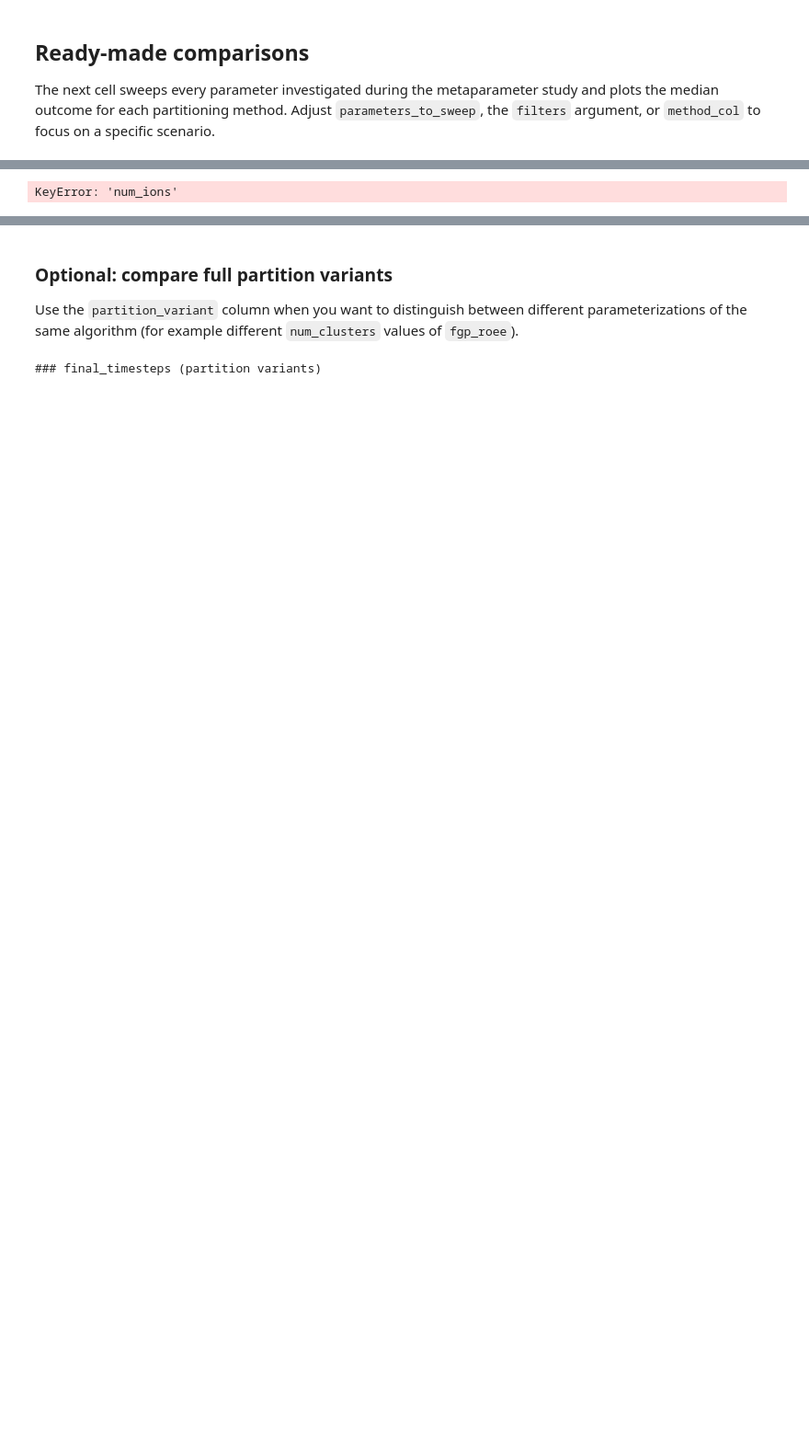
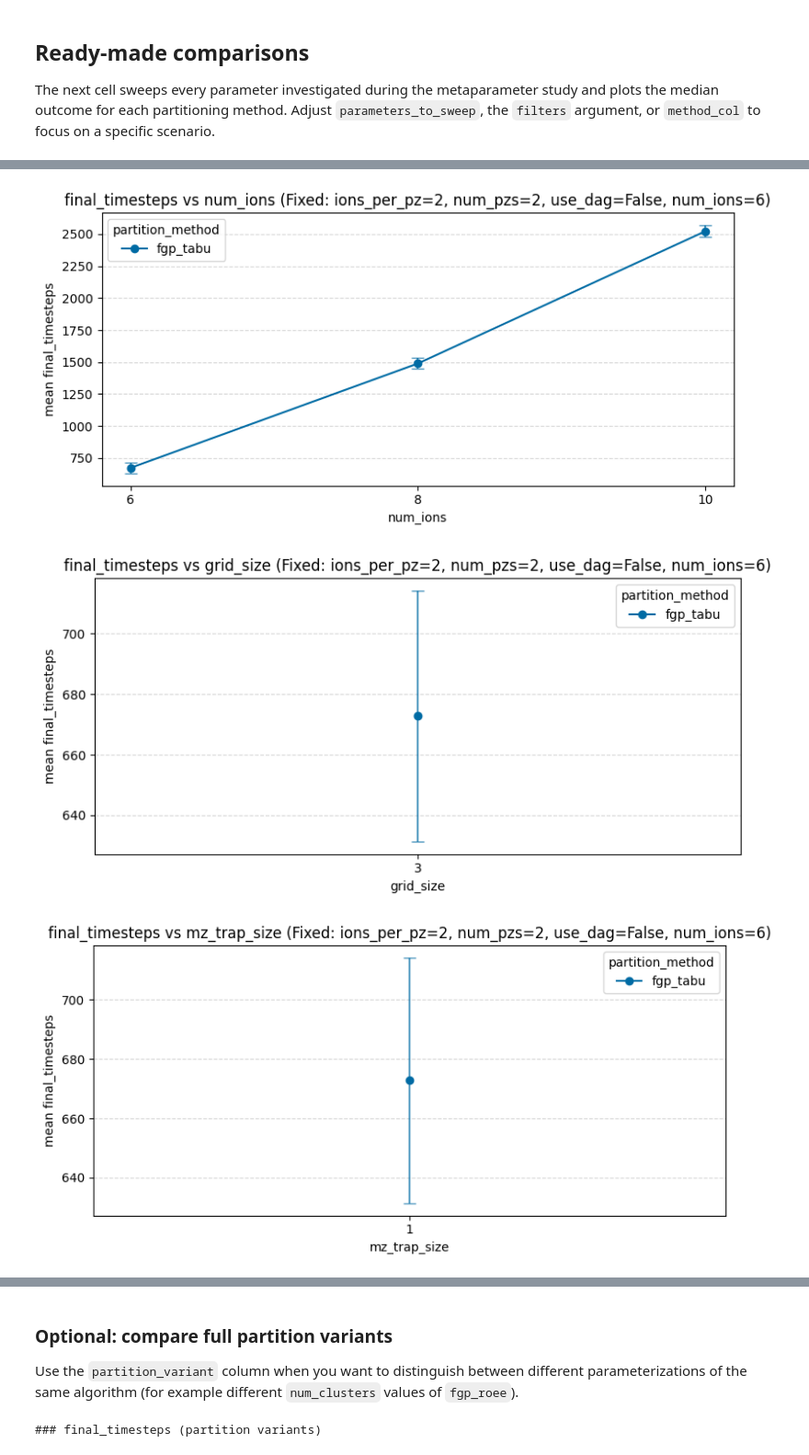
Before and after one commit to linusschulte/ionshuttler, a Jupyter notebook: notebooks/partitioning_comparison.ipynb, the cells around one changed output, grey strips where cells are left out. Shown at 92% size. Saved outputs shown, nothing was run; the diff lists cells and outputs as text; code cells hidden in the pictures; blank space fills up the shorter version.

```diff
--- a/notebooks/partitioning_comparison.ipynb
+++ b/notebooks/partitioning_comparison.ipynb
@@ -282,10 +293,10 @@ summarize_metric(success_df, metric="final_timesteps", varying_param="grid_size"
 
 The next cell sweeps every parameter investigated during the metaparameter study and plots the median outcome for each partitioning method. Adjust `parameters_to_sweep`, the `filters` argument, or `method_col` to focus on a specific scenario.
 # %%
-parameters_to_sweep = ["num_ions", "grid_size", "mz_trap_size", "num_pzs", "ions_per_pz", "use_dag", "enforce_slice_plan"]
+parameters_to_sweep = ["num_ions", "grid_size", "mz_trap_size", "num_pzs", "ions_per_pz", "use_dag", "enforce_slice_plan", "algo_sigma", "algo_lookahead_weight_factor", "algo_balance_penalty"]
 
 # Define fixed parameters for filtering
-fixed_params = {"ions_per_pz": 3, "num_pzs": 3}  # Example: fix ions per processing zone to 2
+fixed_params = {"ions_per_pz": 2, "num_pzs": 2, "use_dag": False, "num_ions": 6}  # Example: fix ions per processing zone to 2
 
 # Create filtered dataset
 
@@ -302,6 +313,7 @@ for metric in ["final_timesteps"]:#, "cpu_time_seconds"):
     for param in parameters_to_sweep:
         local_fixed_params = {k: v for k, v in fixed_params.items() if k != param}
         filtered_df = apply_filters(success_df, local_fixed_params)
+        print(f"plotting with params {local_fixed_params} over {param}")
         print(f"Filtered to {len(filtered_df)} runs with fixed params: {fixed_params}")
 
         fig, ax = plot_metric_by_param(filtered_df, metric=metric, varying_param=param, method_col="partition_method")
@@ -318 +345,3 @@ Filtered to 12 runs with fixed params: {'ions_per_pz': 3, 'num_pzs': 3}
-KeyError: 'num_ions'
+[figure, added]
+[figure, added]
+[figure, added]
```
Also changed, not shown: parts of 10 cells of this notebook, 6 other files.
